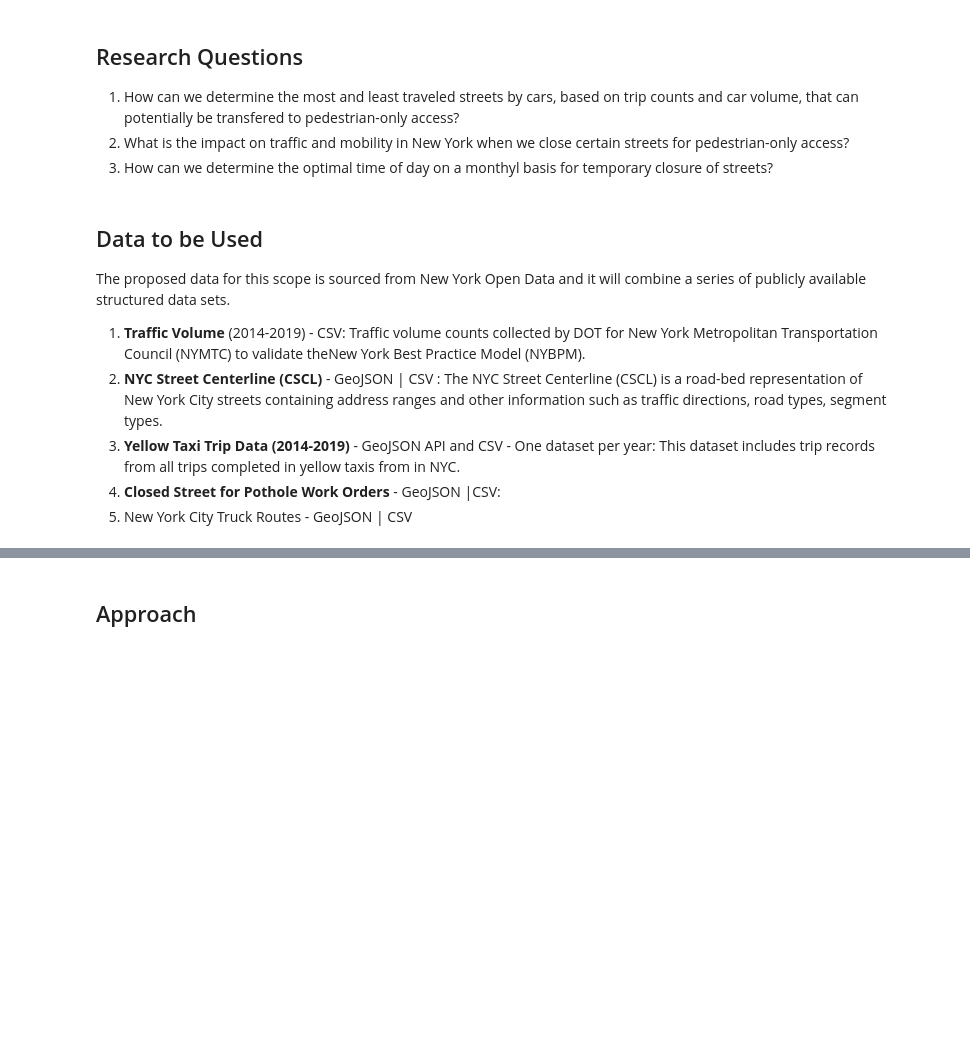
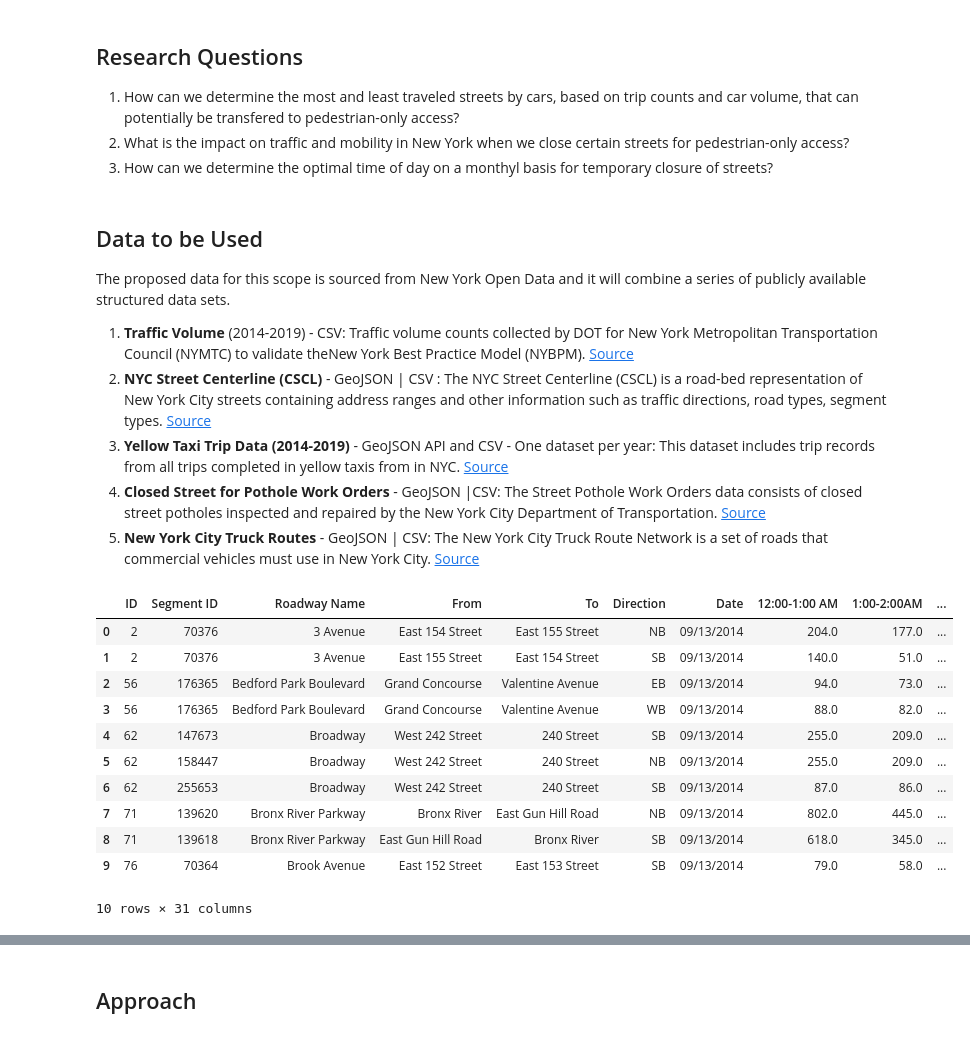
Before and after one commit to AlejandraZS10/capstone_project, a Jupyter notebook: A_Zapata_Capstone Proposal.ipynb, the cells around one changed output, grey strips where cells are left out. Saved outputs shown, nothing was run; the diff lists cells and outputs as text; code cells hidden in the pictures; blank space fills up the shorter version.

```diff
--- a/A_Zapata_Capstone Proposal.ipynb
+++ b/A_Zapata_Capstone Proposal.ipynb
@@ -20,8 +20,28 @@ Using open data available from NYC, this project envisions to perform an analysi
 ## Data to be Used
 
 The proposed data for this scope is sourced from New York Open Data and it will combine a series of publicly available structured data sets.
-1. **Traffic Volume** (2014-2019) - CSV: Traffic volume counts collected by DOT for New York Metropolitan Transportation Council (NYMTC) to validate theNew York Best Practice Model (NYBPM).
-2. **NYC Street Centerline (CSCL)** - GeoJSON | CSV : The NYC Street Centerline (CSCL) is a road-bed representation of New York City streets containing address ranges and other information such as traffic directions, road types, segment types.
-3. **Yellow Taxi Trip Data (2014-2019)** - GeoJSON API and CSV - One dataset per year: This dataset includes trip records from all trips completed in yellow taxis from in NYC.
-4. **Closed Street for Pothole Work Orders** - GeoJSON |CSV:
-5. New York City Truck Routes - GeoJSON | CSV
+1. **Traffic Volume** (2014-2019) - CSV: Traffic volume counts collected by DOT for New York Metropolitan Transportation Council (NYMTC) to validate theNew York Best Practice Model (NYBPM). [Source](https://data.cityofnewyork.us/Transportation/Traffic-Volume-Counts-2014-2019-/ertz-hr4r)
+2. **NYC Street Centerline (CSCL)** - GeoJSON | CSV : The NYC Street Centerline (CSCL) is a road-bed representation of New York City streets containing address ranges and other information such as traffic directions, road types, segment types. [Source](https://data.cityofnewyork.us/City-Government/NYC-Street-Centerline-CSCL-/exjm-f27b)
+3. **Yellow Taxi Trip Data (2014-2019)** - GeoJSON API and CSV - One dataset per year: This dataset includes trip records from all trips completed in yellow taxis from in NYC. [Source](https://data.cityofnewyork.us/Transportation/2015-Yellow-Taxi-Trip-Data/ba8s-jw6u)
+4. **Closed Street for Pothole Work Orders** - GeoJSON |CSV: The Street Pothole Work Orders data consists of closed street potholes inspected and repaired by the New York City Department of Transportation. [Source](https://data.cityofnewyork.us/Transportation/Street-Pothole-Work-Orders-Closed-Dataset-/x9wy-ing4)
+5. **New York City Truck Routes** - GeoJSON | CSV: The New York City Truck Route Network is a set of roads that commercial vehicles must use in New York City. [Source](https://data.cityofnewyork.us/Transportation/New-York-City-Truck-Routes/jjja-shxy)
+# %%
+import pandas as pd
+import geopandas as gpd
+
+#traffic volume csv
+traffic=pd.read_csv('https://raw.githubusercontent.com/AlejandraZS10/capstone_project/master/Traffic_Volume_Counts__2014-2019_.csv')
+traffic.head(10)
+# %% [output]
+|  | ID | Segment ID | Roadway Name | From | To | Direction | Date | 12:00-1:00 AM | 1:00-2:00AM | ... |
+| 0 | 2 | 70376 | 3 Avenue | East 154 Street | East 155 Street | NB | 09/13/2014 | 204.0 | 177.0 | ... |
+| 1 | 2 | 70376 | 3 Avenue | East 155 Street | East 154 Street | SB | 09/13/2014 | 140.0 | 51.0 | ... |
+| 2 | 56 | 176365 | Bedford Park Boulevard | Grand Concourse | Valentine Avenue | EB | 09/13/2014 | 94.0 | 73.0 | ... |
+| 3 | 56 | 176365 | Bedford Park Boulevard | Grand Concourse | Valentine Avenue | WB | 09/13/2014 | 88.0 | 82.0 | ... |
+| 4 | 62 | 147673 | Broadway | West 242 Street | 240 Street | SB | 09/13/2014 | 255.0 | 209.0 | ... |
+| 5 | 62 | 158447 | Broadway | West 242 Street | 240 Street | NB | 09/13/2014 | 255.0 | 209.0 | ... |
+| 6 | 62 | 255653 | Broadway | West 242 Street | 240 Street | SB | 09/13/2014 | 87.0 | 86.0 | ... |
+| 7 | 71 | 139620 | Bronx River Parkway | Bronx River | East Gun Hill Road | NB | 09/13/2014 | 802.0 | 445.0 | ... |
+| 8 | 71 | 139618 | Bronx River Parkway | East Gun Hill Road | Bronx River | SB | 09/13/2014 | 618.0 | 345.0 | ... |
+| 9 | 76 | 70364 | Brook Avenue | East 152 Street | East 153 Street | SB | 09/13/2014 | 79.0 | 58.0 | ... |
+10 rows × 31 columns
```
Also changed, not shown: parts of 1 cell of this notebook.
